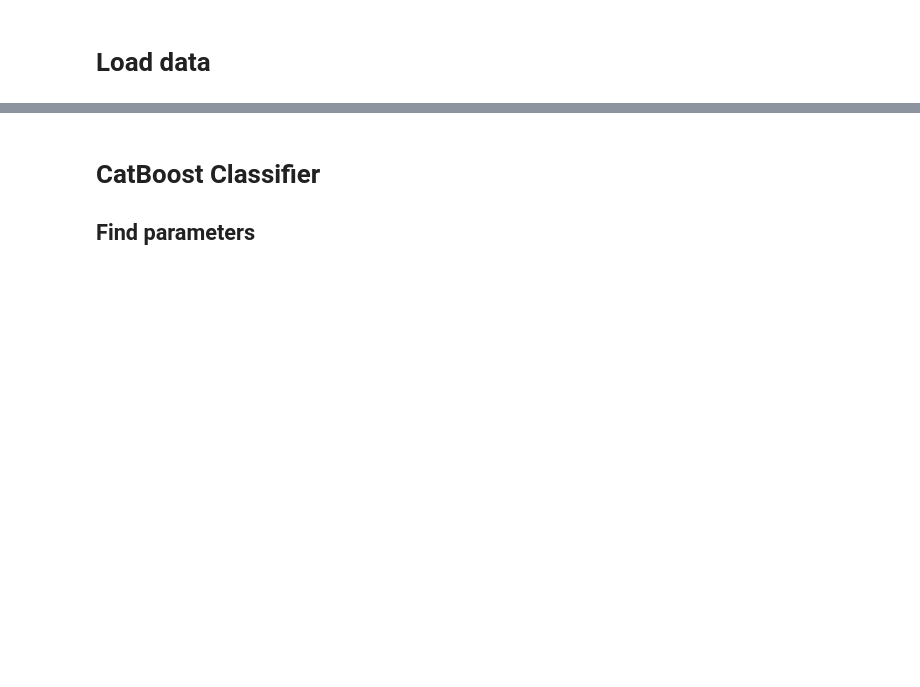
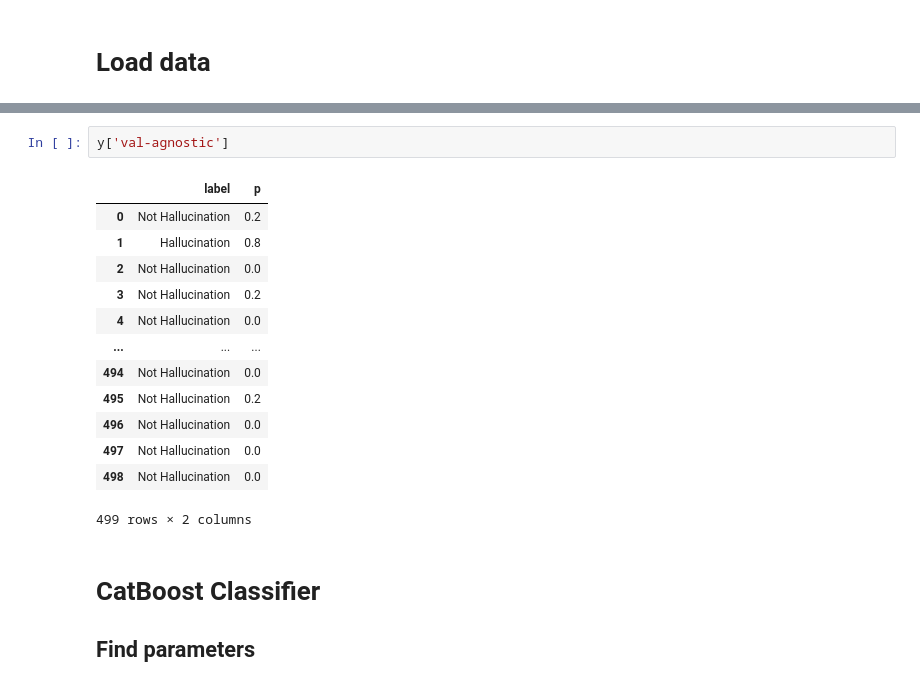
Before and after one commit to ivan-kud/semeval-2024-shroom, a Jupyter notebook: ensemble.ipynb, the cells around one changed output, grey strips where cells are left out. Saved outputs shown, nothing was run; the diff lists cells and outputs as text; blank space fills up the shorter version.

```diff
--- a/ensemble.ipynb
+++ b/ensemble.ipynb
@@ -193,6 +138,22 @@ X_['val-agnostic']
 | 497 | 0 | 1 | 28 | 31 | 22 | 0.000053 | 0.000040 | 0.000960 | ... |
 | 498 | 0 | 1 | 43 | 43 | 39 | 0.000145 | 0.000201 | 0.005383 | ... |
 499 rows × 13 columns
+# %%
+y['val-agnostic']
+# %% [output]
+|  | label | p |
+| 0 | Not Hallucination | 0.2 |
+| 1 | Hallucination | 0.8 |
+| 2 | Not Hallucination | 0.0 |
+| 3 | Not Hallucination | 0.2 |
+| 4 | Not Hallucination | 0.0 |
+| ... | ... | ... |
+| 494 | Not Hallucination | 0.0 |
+| 495 | Not Hallucination | 0.2 |
+| 496 | Not Hallucination | 0.0 |
+| 497 | Not Hallucination | 0.0 |
+| 498 | Not Hallucination | 0.0 |
+499 rows × 2 columns
 # %% [markdown]
 # CatBoost Classifier
 ## Find parameters
```
Also changed, not shown: parts of 25 cells of this notebook, 6 other files.
